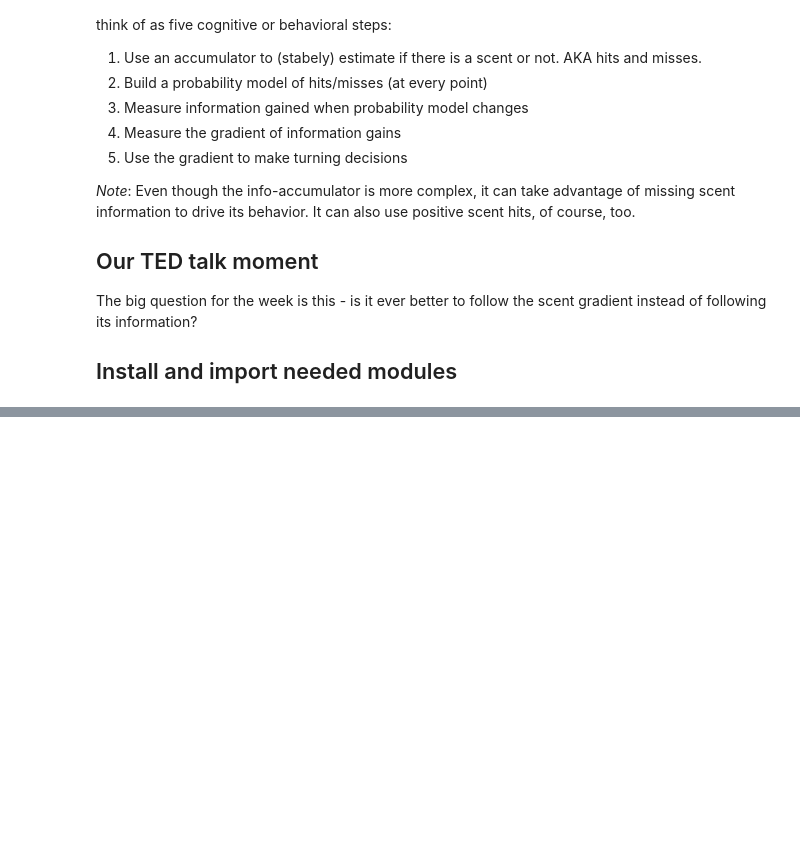
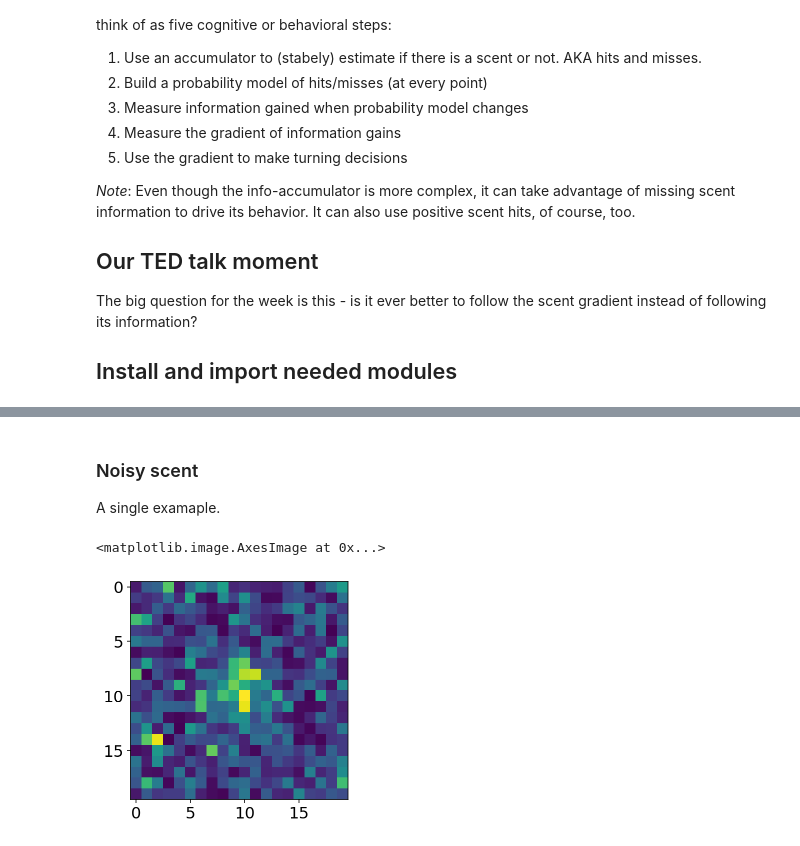
Before and after one commit to parenthetical-e/explorations-book, a Jupyter notebook: book/oh-info.ipynb, the cells around one changed output, grey strips where cells are left out. Drawn from its saved outputs; the diff is of its cells as text; code cells hidden in the pictures; blank space fills up the shorter version.

```diff
--- a/book/oh-info.ipynb
+++ b/book/oh-info.ipynb
@@ -121,0 +138,14 @@ plt.rcParams["font.size"] = "16"
+# %% [markdown]
+### Noisy scent
+A single examaple.
+# %%
+amplitude = 1
+noise_sigma = 0.5
+
+coord, scent = create_grid_scent_patches(target_boundary, p=1.0, amplitude=amplitude, sigma=2)
+scent = add_noise(scent, noise_sigma)
+
+plt.imshow(scent, interpolation=None)
+# %% [output]
+<matplotlib.image.AxesImage at 0x...>
+[figure, added]
```
Also changed, not shown: parts of 57 cells of this notebook.
